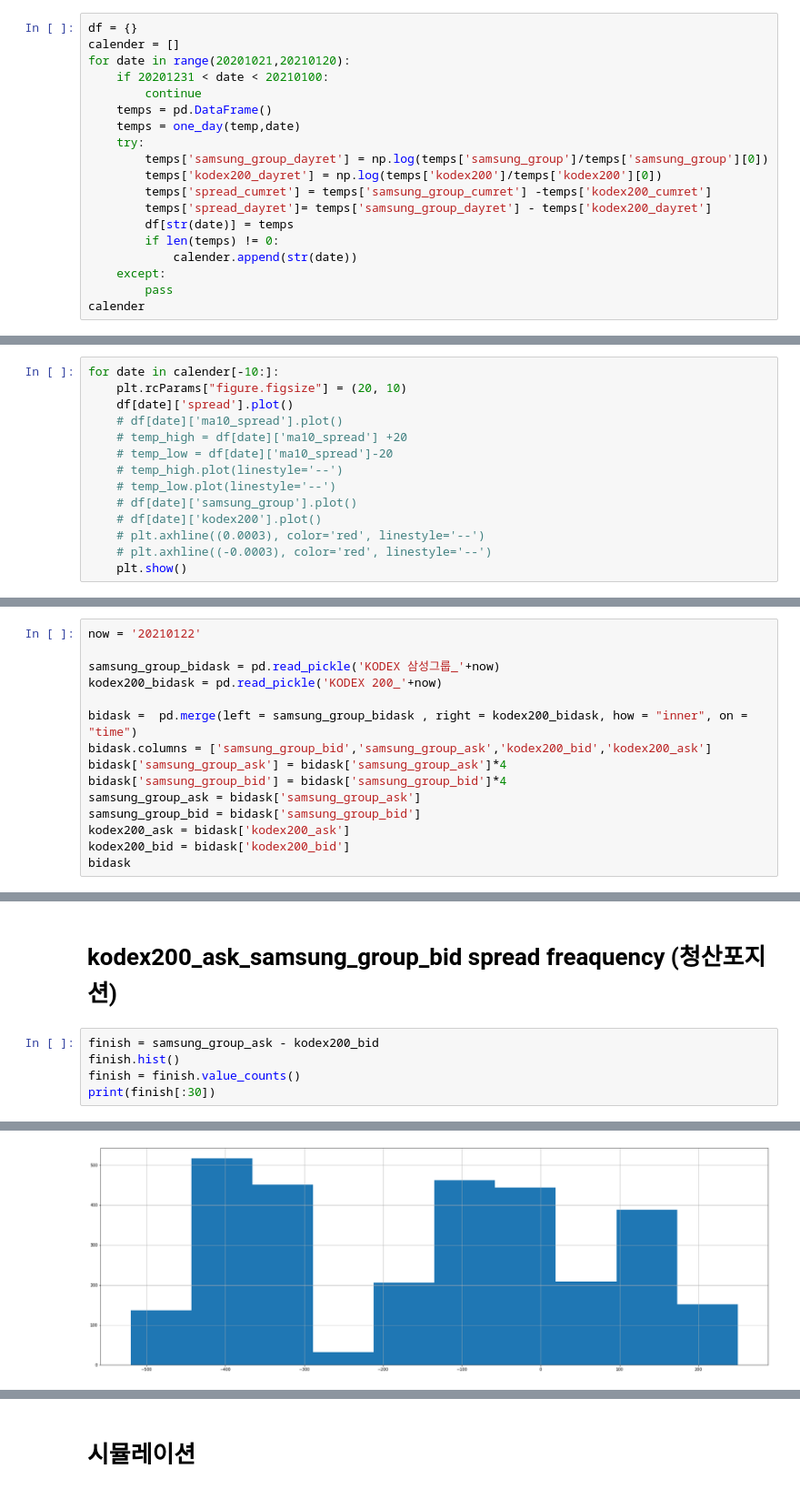
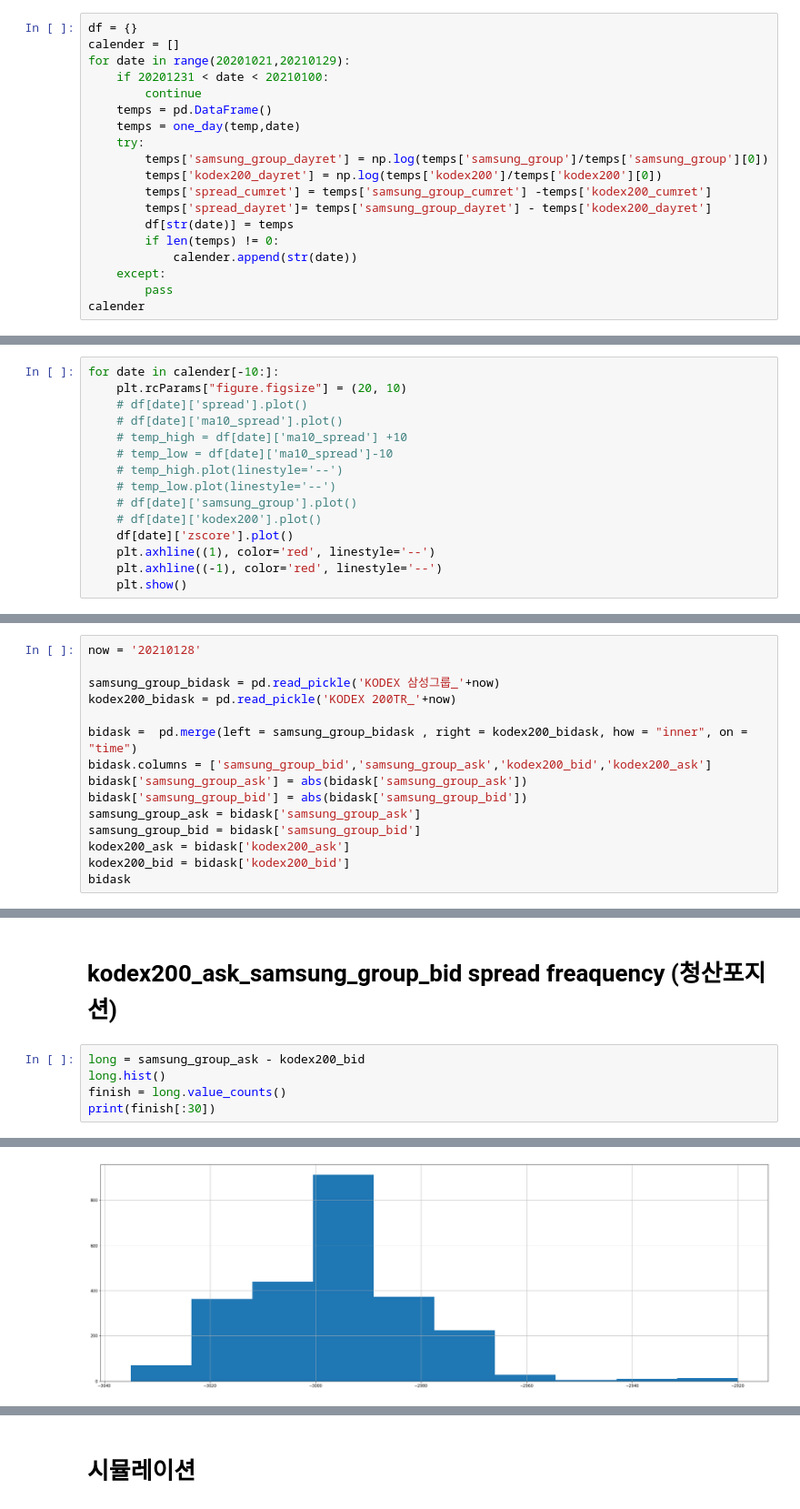
Before and after one commit to hyungchanchoi/AlgorithmTrading_pykiwoom, a Jupyter notebook: analysis/kodex200_samsung_group_analy.ipynb, the cells around one changed output, grey strips where cells are left out. Shown at 91% size. Cells and saved outputs as stored; diff of their text form.

Commit message:
kodex200_samsung_group_analy(210203)

```diff
--- a/analysis/kodex200_samsung_group_analy.ipynb
+++ b/analysis/kodex200_samsung_group_analy.ipynb
@@ -79,7 +78,7 @@ temp
 # %%
 df = {}
 calender = []
-for date in range(20201021,20210120):
+for date in range(20201021,20210129):
     if 20201231 < date < 20210100:
         continue
     temps = pd.DataFrame()
@@ -100,14 +101,15 @@ calender
 # %%
 for date in calender[-10:]:
     plt.rcParams["figure.figsize"] = (20, 10)
-    df[date]['spread'].plot()
+    # df[date]['spread'].plot()
     # df[date]['ma10_spread'].plot()
-    # temp_high = df[date]['ma10_spread'] +20
-    # temp_low = df[date]['ma10_spread']-20
+    # temp_high = df[date]['ma10_spread'] +10
+    # temp_low = df[date]['ma10_spread']-10
     # temp_high.plot(linestyle='--')
     # temp_low.plot(linestyle='--')
     # df[date]['samsung_group'].plot()
     # df[date]['kodex200'].plot()
-    # plt.axhline((0.0003), color='red', linestyle='--')
-    # plt.axhline((-0.0003), color='red', linestyle='--')
+    df[date]['zscore'].plot()
+    plt.axhline((1), color='red', linestyle='--')
+    plt.axhline((-1), color='red', linestyle='--')
     plt.show()
@@ -126,15 +139,15 @@ cd bidask
 # %% [output]
 /content/drive/My Drive/algorithmtrading/pair_trading/bidask
 # %%
-now = '20210122'
+now = '20210128'
 
 samsung_group_bidask = pd.read_pickle('KODEX 삼성그룹_'+now)
-kodex200_bidask = pd.read_pickle('KODEX 200_'+now)
+kodex200_bidask = pd.read_pickle('KODEX 200TR_'+now)
 
 bidask =  pd.merge(left = samsung_group_bidask , right = kodex200_bidask, how = "inner", on = "time")
 bidask.columns = ['samsung_group_bid','samsung_group_ask','kodex200_bid','kodex200_ask']
-bidask['samsung_group_ask'] = bidask['samsung_group_ask']*4
-bidask['samsung_group_bid'] = bidask['samsung_group_bid']*4
+bidask['samsung_group_ask'] = abs(bidask['samsung_group_ask'])
+bidask['samsung_group_bid'] = abs(bidask['samsung_group_bid'])
 samsung_group_ask = bidask['samsung_group_ask']
 samsung_group_bid = bidask['samsung_group_bid']
 kodex200_ask = bidask['kodex200_ask']
@@ -167,8 +206,8 @@ bidask_spread.hist()
 # %% [markdown]
 # kodex200_ask_samsung_group_bid spread freaquency    (청산포지션)
 # %%
-finish = samsung_group_ask - kodex200_bid
-finish.hist()
-finish = finish.value_counts()
+long = samsung_group_ask - kodex200_bid
+long.hist()
+finish = long.value_counts()
 print(finish[:30])
 # %% [output]
@@ -191,2 +230,2 @@ print(finish[:30])
 dtype: int64
-[figure, old version]
+[figure, new version]
```
Also changed, not shown: parts of 23 cells of this notebook.
